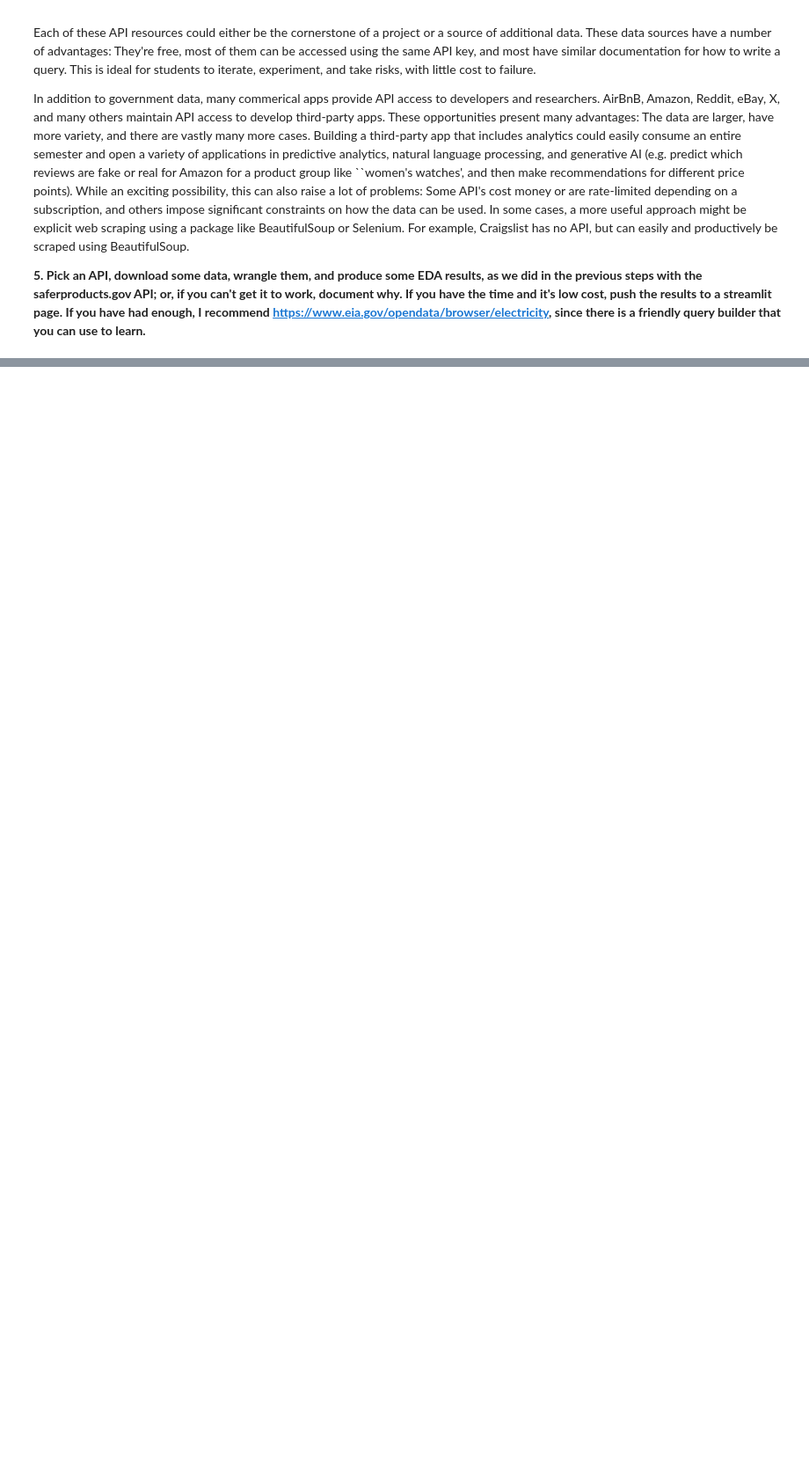
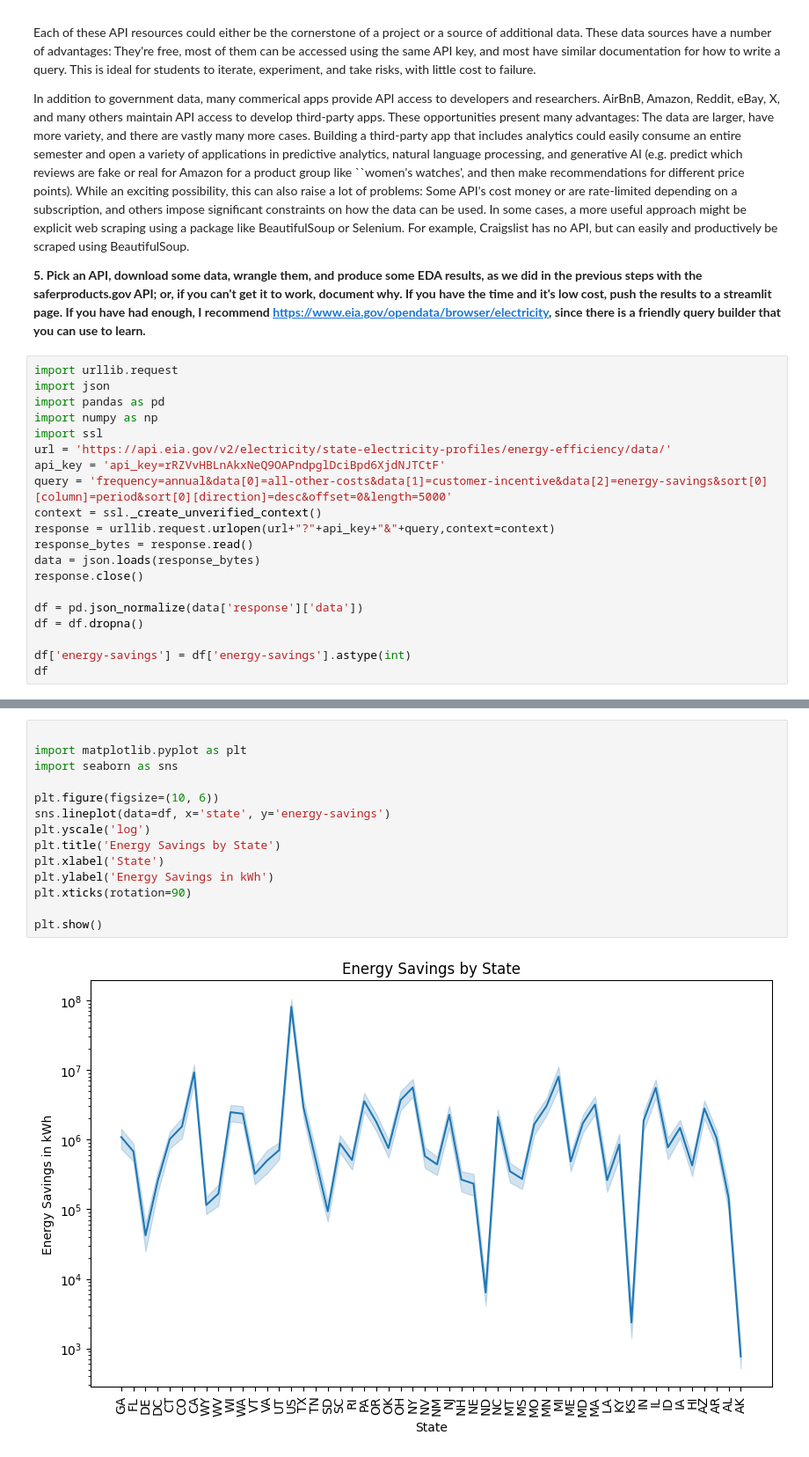
Before and after one commit to cindyd02/labs, a Jupyter notebook: 01_api_calls/assignment_notebook.ipynb, the cells around one changed output, grey strips where cells are left out. Shown at 88% size. Cells and saved outputs as stored; diff of their text form; blank space fills up the shorter version.

```diff
--- a/01_api_calls/assignment_notebook.ipynb
+++ b/01_api_calls/assignment_notebook.ipynb
@@ -308,3 +320,23 @@ Each of these API resources could either be the cornerstone of a project or a so
 In addition to government data, many commerical apps provide API access to developers and researchers. AirBnB, Amazon, Reddit, eBay, X, and many others maintain API access to develop third-party apps. These opportunities present many advantages: The data are larger, have more variety, and there are vastly many more cases. Building a third-party app that includes analytics could easily consume an entire semester and open a variety of applications in predictive analytics, natural language processing, and generative AI (e.g. predict which reviews are fake or real for Amazon for a product group like ``women's watches', and then make recommendations for different price points). While an exciting possibility, this can also raise a lot of problems: Some API's cost money or are rate-limited depending on a subscription, and others impose significant constraints on how the data can be used. In some cases, a more useful approach might be explicit web scraping using a package like BeautifulSoup or Selenium. For example, Craigslist has no API, but can easily and productively be scraped using BeautifulSoup.
 
 **5. Pick an API, download some data, wrangle them, and produce some EDA results, as we did in the previous steps with the saferproducts.gov API; or, if you can't get it to work, document why. If you have the time and it's low cost, push the results to a streamlit page. If you have had enough, I recommend https://www.eia.gov/opendata/browser/electricity, since there is a friendly query builder that you can use to learn.**
+# %%
+import urllib.request
+import json
+import pandas as pd
+import numpy as np
+import ssl
+url = 'https://api.eia.gov/v2/electricity/state-electricity-profiles/energy-efficiency/data/'
+api_key = 'api_key=rRZVvHBLnAkxNeQ9OAPndpglDciBpd6XjdNJTCtF'
+query = 'frequency=annual&data[0]=all-other-costs&data[1]=customer-incentive&data[2]=energy-savings&sort[0][column]=period&sort[0][direction]=desc&offset=0&length=5000'
+context = ssl._create_unverified_context()
+response = urllib.request.urlopen(url+"?"+api_key+"&"+query,context=context)
+response_bytes = response.read()
+data = json.loads(response_bytes)
+response.close()
+
+df = pd.json_normalize(data['response']['data'])
+df = df.dropna()
+
+df['energy-savings'] = df['energy-savings'].astype(int)
+df
@@ -310,0 +357,16 @@ In addition to government data, many commerical apps provide API access to devel
+# %%
+
+import matplotlib.pyplot as plt
+import seaborn as sns
+
+plt.figure(figsize=(10, 6))
+sns.lineplot(data=df, x='state', y='energy-savings')
+plt.yscale('log')
+plt.title('Energy Savings by State')
+plt.xlabel('State')
+plt.ylabel('Energy Savings in kWh')
+plt.xticks(rotation=90)
+
+plt.show()
+# %% [output]
+[figure, added]
```
Also changed, not shown: parts of 4 cells of this notebook.
